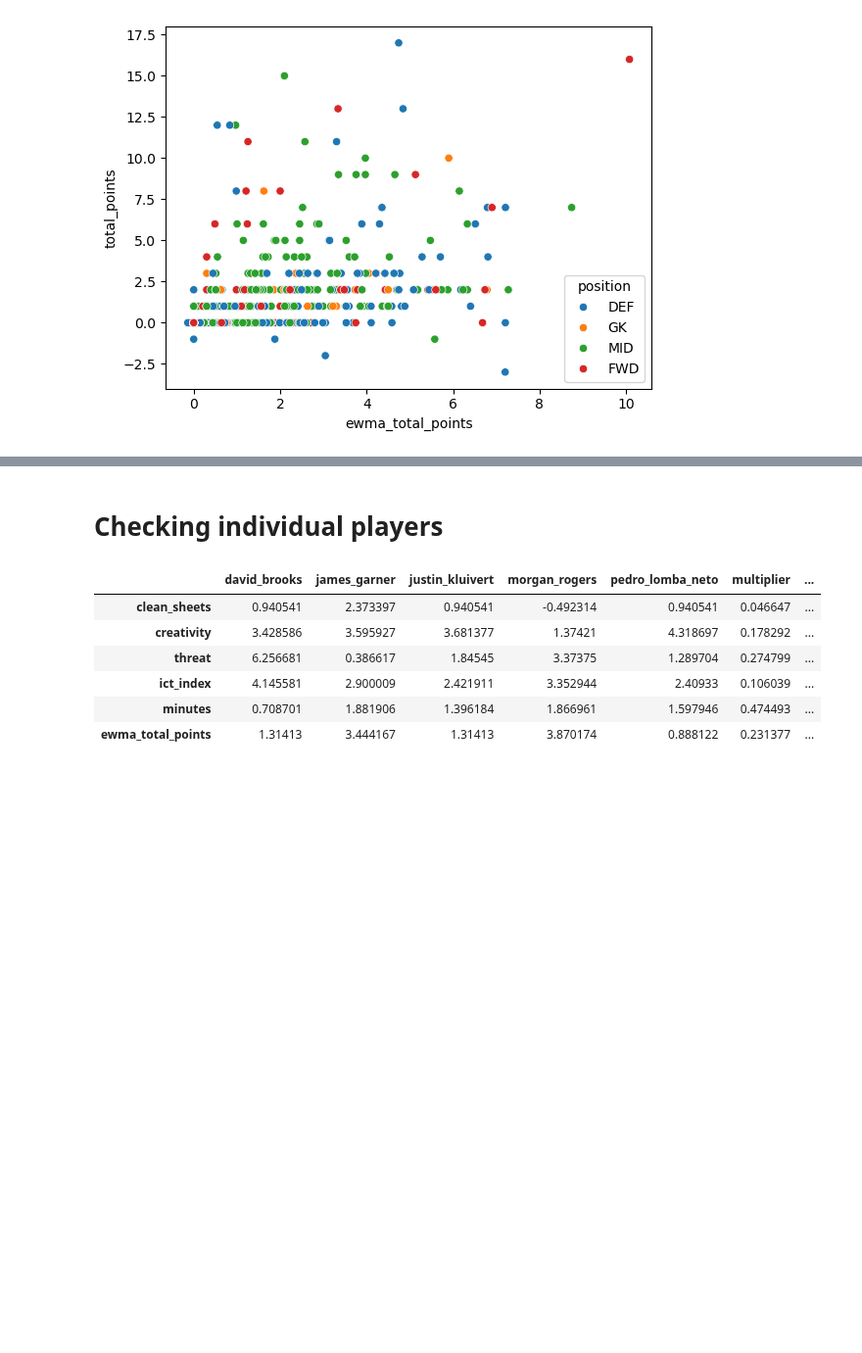
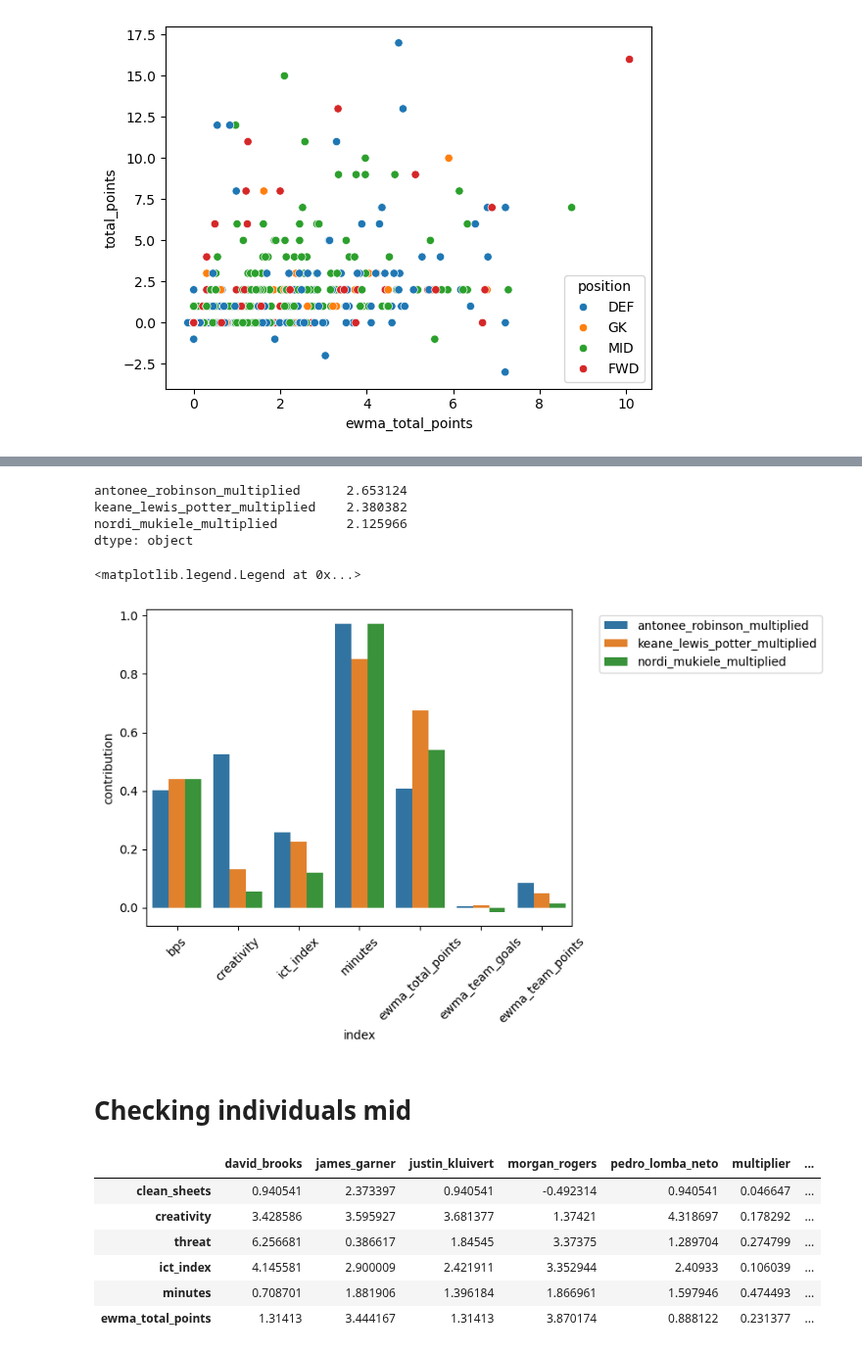
Before and after one commit to doug-ellis/draft_fpl_2526, a Jupyter notebook: transfer/outputs/looking_gw20.ipynb, the cells around one changed output, grey strips where cells are left out. Shown at 98% size. Drawn from its saved outputs; the diff is of its cells as text; code cells hidden in the pictures; blank space fills up the shorter version.

```diff
--- a/transfer/outputs/looking_gw20.ipynb
+++ b/transfer/outputs/looking_gw20.ipynb
@@ -369,0 +354,13 @@ sns.scatterplot(data=gw6_7_merged, x='ewma_total_points', y='total_points', hue=
+# %%
+player_simple = player[['full_name', 'position', 'team', 'predicted_points', 'bps', 'creativity', 'ict_index', 'minutes', 'ewma_total_points', 'ewma_team_goals', 'ewma_team_points']]
+# %%
+multiplier_df = pd.DataFrame({'feature': ['bps', 'creativity', 'ict_index', 'minutes', 'ewma_total_points', 'ewma_team_goals', 'ewma_team_points'], 'multiplier': [0.151641, 0.118134, 0.092908, 0.503033, 0.156849, 0.010896, 0.058029]})
+multiplier_df = multiplier_df.set_index('feature')
+# %%
+player_simple_multiplier = player_simple.set_index('full_name').T.merge(multiplier_df, left_index=True, right_index=True)
+# %%
+for player_name in players:
+    player_simple_multiplier[f'{player_name}_multiplied'] = player_simple_multiplier[player_name] * player_simple_multiplier['multiplier']
+# player_simple_multiplier['david_brooks_multiplied'] = player_simple_multiplier['david_brooks'] * player_simple_multiplier['multiplier']
+# player_simple_multiplier['morgan_rogers_multiplied'] = player_simple_multiplier['morgan_rogers'] * player_simple_multiplier['multiplier']
+# player_simple_multiplier['pedro _lomba_neto_multiplied'] = player_simple_multiplier['pedro_lomba_neto'] * player_simple_multiplier['multiplier']
@@ -370,2 +378,17 @@ sns.scatterplot(data=gw6_7_merged, x='ewma_total_points', y='total_points', hue=
+# %%
+player_simple_multiplier[['antonee_robinson_multiplied', 'keane_lewis_potter_multiplied', 'nordi_mukiele_multiplied']].sum()
+# %% [output]
+antonee_robinson_multiplied      2.653124
+keane_lewis_potter_multiplied    2.380382
+nordi_mukiele_multiplied         2.125966
+dtype: object
+# %%
+plot = player_simple_multiplier.reset_index()[['index']+[f'{player_name}_multiplied' for player_name in players]].melt(var_name='player', value_name='contribution', id_vars='index')
+sns.barplot(data=plot, x='index', y='contribution', hue='player')
+plt.xticks(rotation=45)
+plt.legend(bbox_to_anchor=(1.05, 1), loc='upper left')
+# %% [output]
+<matplotlib.legend.Legend at 0x...>
+[figure, added]
 # %% [markdown]
-# Checking individual players
+# Checking individuals mid
```
Also changed, not shown: parts of 21 cells of this notebook, 1 other file.
